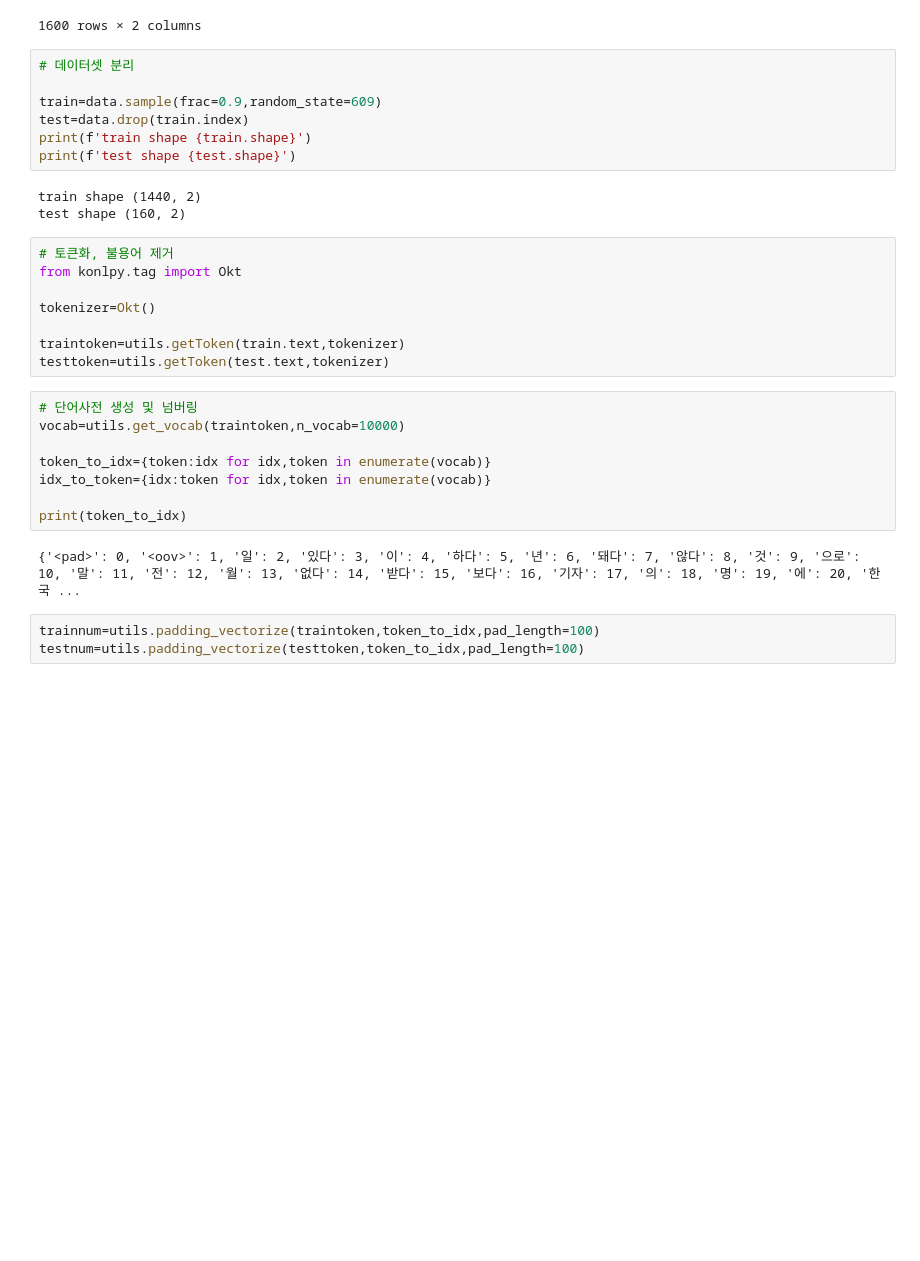
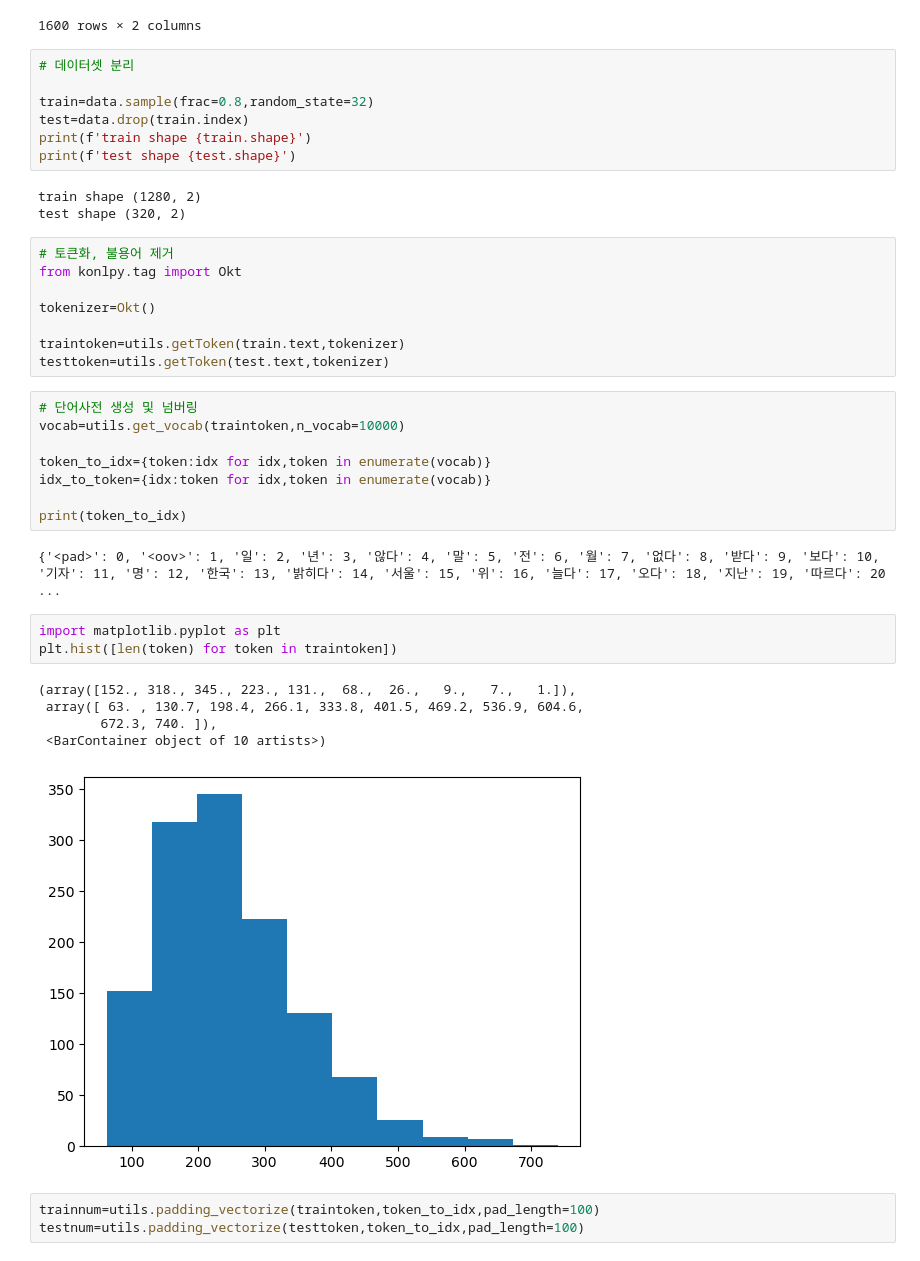
Before and after one commit to angelless00/KDT, a Jupyter notebook: 과제/TORCH_NLP/1009/work_김아란.ipynb, the cells around one changed output. Drawn from its saved outputs; the diff is of its cells as text; blank space fills up the shorter version.

```diff
--- a/과제/TORCH_NLP/1009/work_김아란.ipynb
+++ b/과제/TORCH_NLP/1009/work_김아란.ipynb
@@ -47,13 +47,13 @@ data
 # %%
 # 데이터셋 분리
 
-train=data.sample(frac=0.9,random_state=609)
+train=data.sample(frac=0.8,random_state=32)
 test=data.drop(train.index)
 print(f'train shape {train.shape}')
 print(f'test shape {test.shape}')
 # %% [output]
-train shape (1440, 2)
-test shape (160, 2)
+train shape (1280, 2)
+test shape (320, 2)
 # %%
 # 토큰화, 불용어 제거
 from konlpy.tag import Okt
@@ -71,7 +71,16 @@ idx_to_token={idx:token for idx,token in enumerate(vocab)}
 
 print(token_to_idx)
 # %% [output]
-{'<pad>': 0, '<oov>': 1, '일': 2, '있다': 3, '이': 4, '하다': 5, '년': 6, '돼다': 7, '않다': 8, '것': 9, '으로': 10, '말': 11, '전': 12, '월': 13, '없다': 14, '받다': 15, '보다': 16, '기자': 17, '의': 18, '명': 19, '에': 20, '한국 ...
+{'<pad>': 0, '<oov>': 1, '일': 2, '년': 3, '않다': 4, '말': 5, '전': 6, '월': 7, '없다': 8, '받다': 9, '보다': 10, '기자': 11, '명': 12, '한국': 13, '밝히다': 14, '서울': 15, '위': 16, '늘다': 17, '오다': 18, '지난': 19, '따르다': 20 ...
+# %%
+import matplotlib.pyplot as plt
+plt.hist([len(token) for token in traintoken])
+# %% [output]
+(array([152., 318., 345., 223., 131.,  68.,  26.,   9.,   7.,   1.]),
+ array([ 63. , 130.7, 198.4, 266.1, 333.8, 401.5, 469.2, 536.9, 604.6,
+        672.3, 740. ]),
+ <BarContainer object of 10 artists>)
+[figure, added]
 # %%
 trainnum=utils.padding_vectorize(traintoken,token_to_idx,pad_length=100)
 testnum=utils.padding_vectorize(testtoken,token_to_idx,pad_length=100)
```
Also changed, not shown: parts of 2 cells of this notebook, 17 other files.
